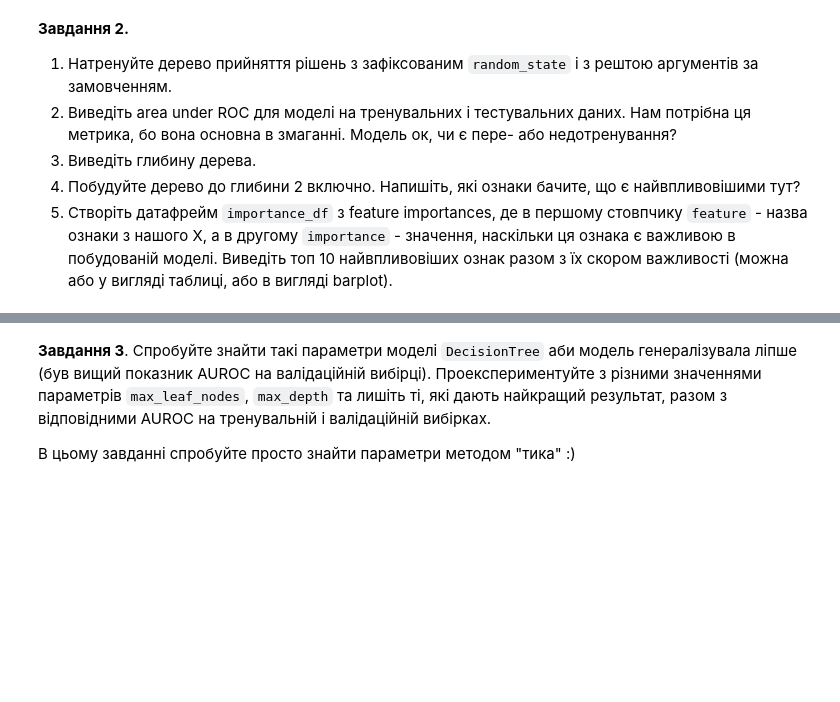
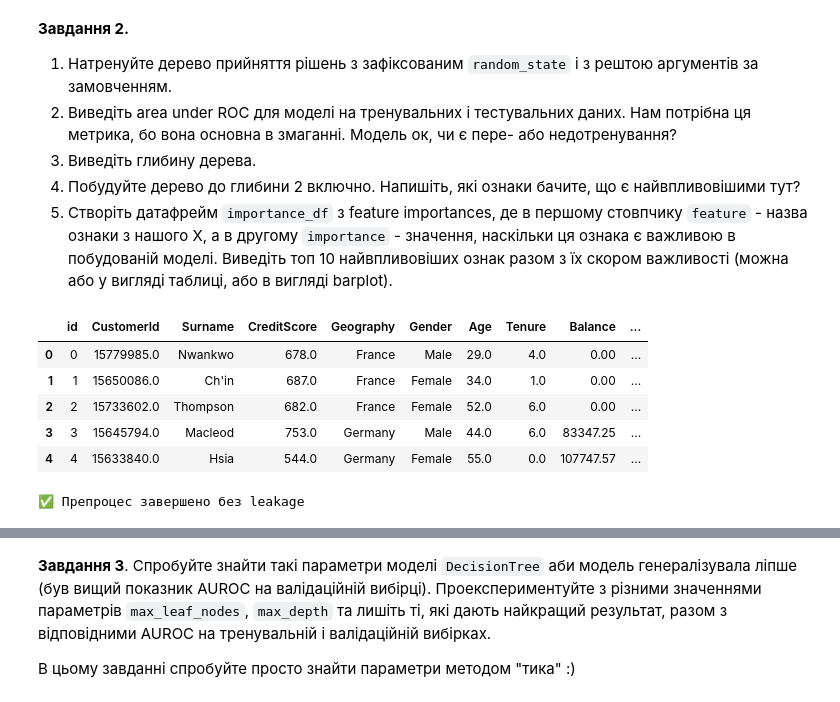
Before and after one commit to o-semenkova/ml_home_tasks, a Jupyter notebook: HW_2_3_Дерева_прийняття_рішень.ipynb, the cells around one changed output, grey strips where cells are left out. Saved outputs shown, nothing was run; the diff lists cells and outputs as text; code cells hidden in the pictures; blank space fills up the shorter version.

```diff
--- a/HW_2_3_Дерева_прийняття_рішень.ipynb
+++ b/HW_2_3_Дерева_прийняття_рішень.ipynb
@@ -43,3 +51,32 @@
 3. Виведіть глибину дерева.
 4. Побудуйте дерево до глибини 2 включно. Напишіть, які ознаки бачите, що є найвпливовішими тут?
 5. Створіть датафрейм `importance_df` з feature importances, де в першому стовпчику `feature` - назва ознаки з нашого Х, а в другому `importance` - значення, наскільки ця ознака є важливою в побудованій моделі. Виведіть топ 10 найвпливовіших ознак разом з їх скором важливості (можна або у вигляді таблиці, або в вигляді barplot).
+# %%
+import matplotlib.pyplot as plt
+import seaborn as sns
+import pandas as pd
+import numpy as np
+import matplotlib as plt
+import os
+%matplotlib inline
+
+pd.set_option('display.max_columns', None)
+pd.set_option('display.max_rows', 150)
+sns.set_style('darkgrid')
+matplotlib.rcParams['font.size'] = 14
+matplotlib.rcParams['figure.figsize'] = (10, 6)
+matplotlib.rcParams['figure.facecolor'] = '#00000000'
+# %%
+raw_df = pd.read_csv("data/churn-classification/train.csv")
+raw_df.head()
+# %% [output]
+|  | id | CustomerId | Surname | CreditScore | Geography | Gender | Age | Tenure | Balance | ... |
+| 0 | 0 | 15779985.0 | Nwankwo | 678.0 | France | Male | 29.0 | 4.0 | 0.00 | ... |
+| 1 | 1 | 15650086.0 | Ch'in | 687.0 | France | Female | 34.0 | 1.0 | 0.00 | ... |
+| 2 | 2 | 15733602.0 | Thompson | 682.0 | France | Female | 52.0 | 6.0 | 0.00 | ... |
+| 3 | 3 | 15645794.0 | Macleod | 753.0 | Germany | Male | 44.0 | 6.0 | 83347.25 | ... |
+| 4 | 4 | 15633840.0 | Hsia | 544.0 | Germany | Female | 55.0 | 0.0 | 107747.57 | ... |
+# %%
+data = preprocess_data(raw_df)
+# %% [output]
+✅ Препроцес завершено без leakage
```
Also changed, not shown: parts of 7 cells of this notebook, 1 other file.
